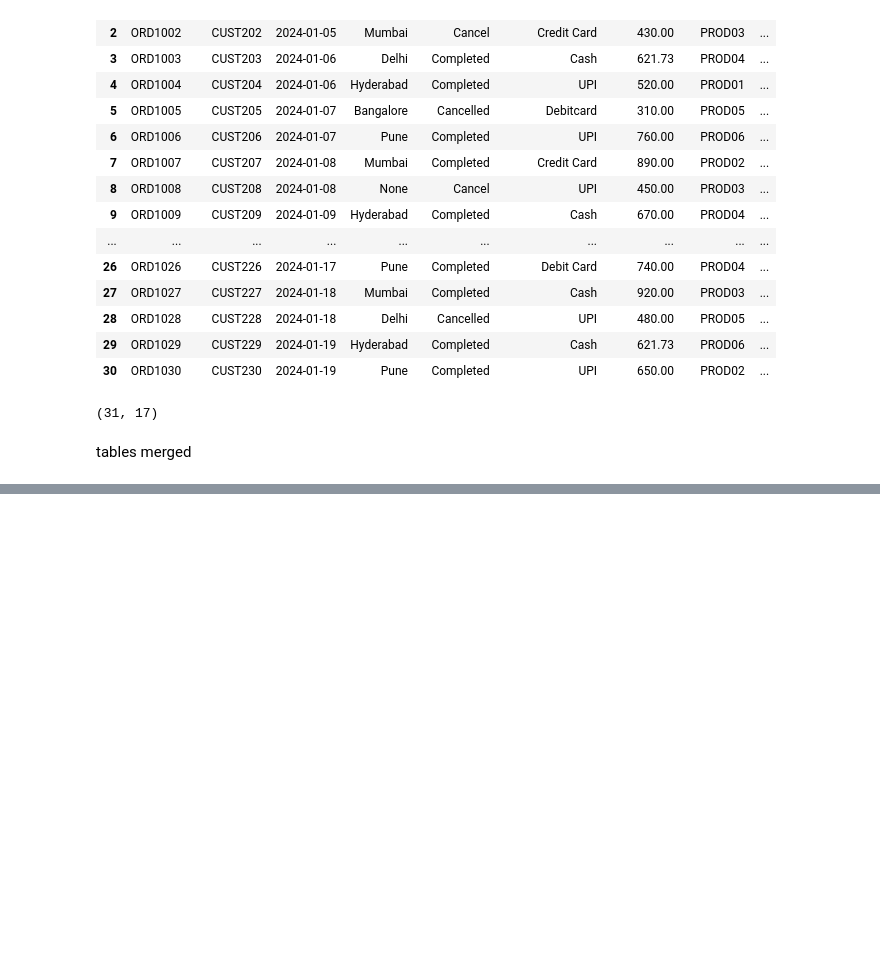
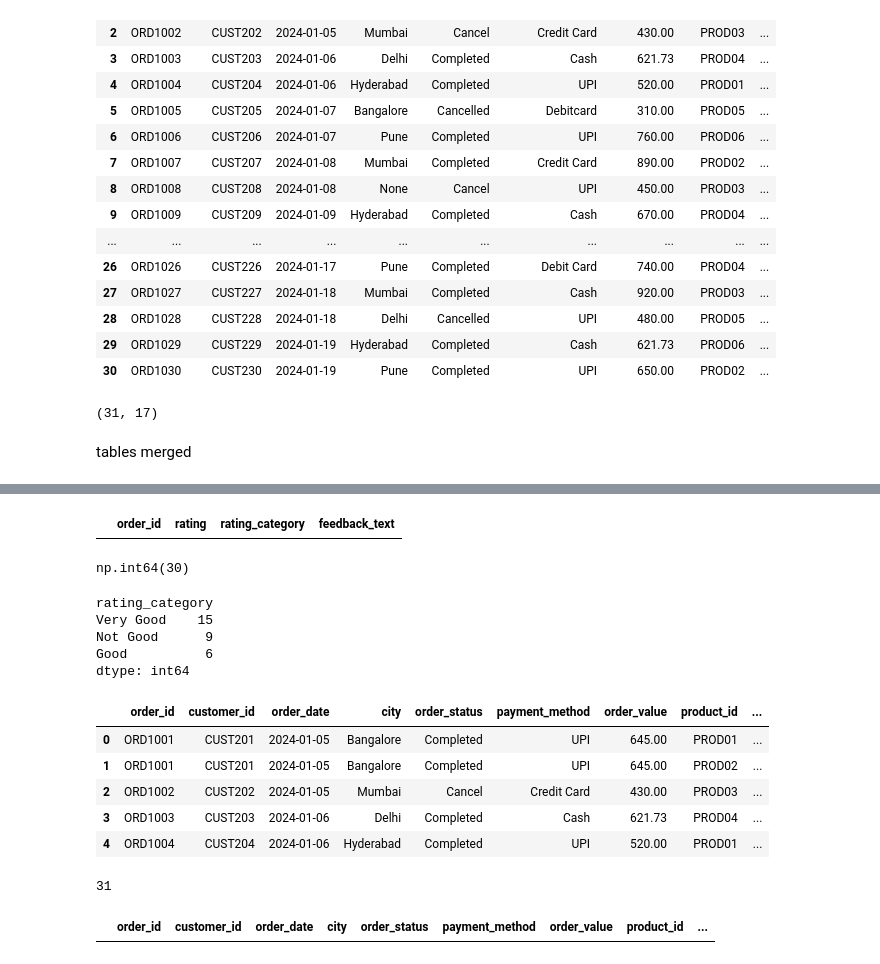
Before and after one commit to mahendra-jain/QuickKart-Business-Performance-Customer-Retention-Analysis, a Jupyter notebook: cleaning.ipynb, the cells around one changed output, grey strips where cells are left out. Cells and saved outputs as stored; diff of their text form; code cells hidden in the pictures; blank space fills up the shorter version.

```diff
--- a/cleaning.ipynb
+++ b/cleaning.ipynb
@@ -726,0 +738,33 @@ tables merged
+# %%
+cust_fb_dt[cust_fb_dt.duplicated()]
+# %% [output]
+|  | order_id | rating | rating_category | feedback_text |
+# %%
+cust_fb_dt['order_id'].count()
+# %% [output]
+np.int64(30)
+# %%
+cust_fb_dt.groupby('rating_category').size().sort_values(ascending=False)
+# %% [output]
+rating_category
+Very Good    15
+Not Good      9
+Good          6
+dtype: int64
+# %%
+final_merge_dt.head()
+# %% [output]
+|  | order_id | customer_id | order_date | city | order_status | payment_method | order_value | product_id | ... |
+| 0 | ORD1001 | CUST201 | 2024-01-05 | Bangalore | Completed | UPI | 645.00 | PROD01 | ... |
+| 1 | ORD1001 | CUST201 | 2024-01-05 | Bangalore | Completed | UPI | 645.00 | PROD02 | ... |
+| 2 | ORD1002 | CUST202 | 2024-01-05 | Mumbai | Cancel | Credit Card | 430.00 | PROD03 | ... |
+| 3 | ORD1003 | CUST203 | 2024-01-06 | Delhi | Completed | Cash | 621.73 | PROD04 | ... |
+| 4 | ORD1004 | CUST204 | 2024-01-06 | Hyderabad | Completed | UPI | 520.00 | PROD01 | ... |
+# %%
+final_merge_dt['customer_id'].size
+# %% [output]
+31
+# %%
+final_merge_dt[final_merge_dt.duplicated()]
+# %% [output]
+|  | order_id | customer_id | order_date | city | order_status | payment_method | order_value | product_id | ... |
```
Also changed, not shown: parts of 27 cells of this notebook.
